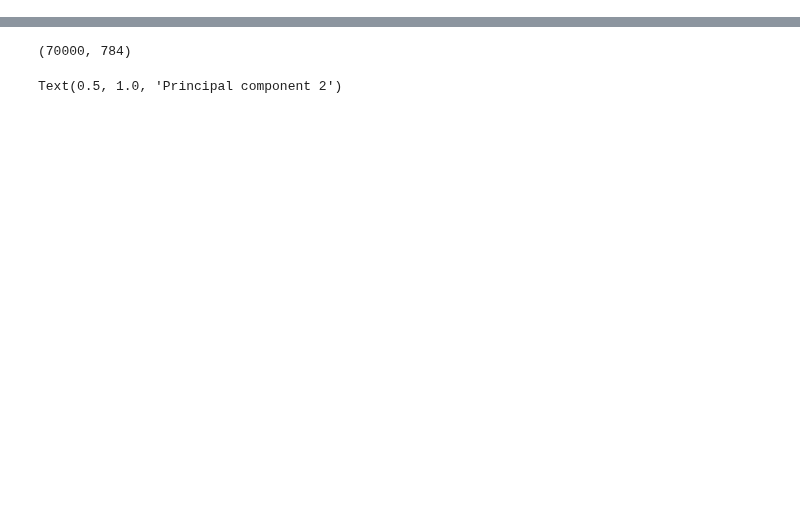
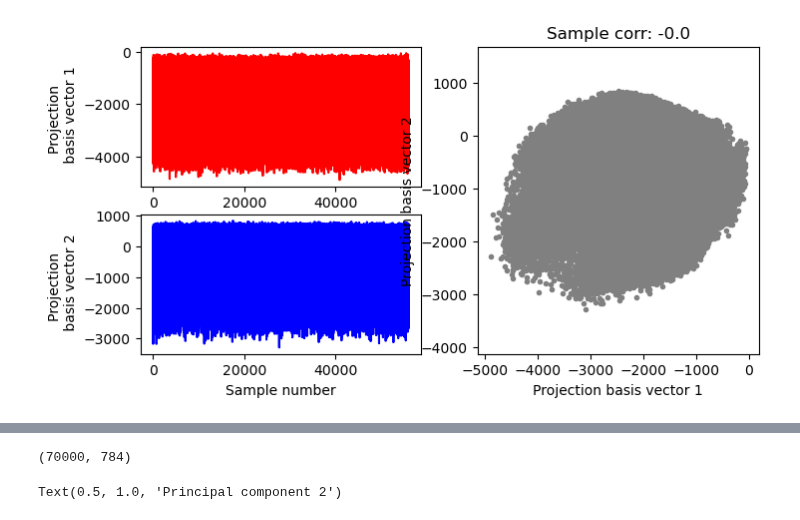
Before and after one commit to Elicit3495/MachineLearningProject22, a Jupyter notebook: Untitled.ipynb, the cells around one changed output, grey strips where cells are left out. Saved outputs shown, nothing was run; the diff lists cells and outputs as text; code cells hidden in the pictures; blank space fills up the shorter version.

```diff
--- a/Untitled.ipynb
+++ b/Untitled.ipynb
@@ -10,0 +11,4 @@ X_test, y_test = mnist_reader.load_mnist('data/fashion', kind='t10k')
+# %%
+# load the MNIST data
+X_mnist, y_mnist = fetch_openml(name='Fashion-MNIST',return_X_y=True, as_frame=False)
+X_train, X_validation, y_train, y_validation = train_test_split(X_mnist, y_mnist, test_size=0.2)
@@ -10,0 +81,43 @@ X_test, y_test = mnist_reader.load_mnist('data/fashion', kind='t10k')
+# %%
+def plot_data_new_basis(Y):
+    """
+    Plots bivariate data after transformation to new bases. Similar to plot_data
+    but with colors corresponding to projections onto basis 1 (red) and
+    basis 2 (blue).
+    The title indicates the sample correlation calculated from the data.
+
+    Note that samples are re-sorted in ascending order for the first random
+    variable.
+
+    Args:
+    Y (numpy array of floats) : Data matrix in new basis each column
+                                corresponds to a different random variable
+
+    Returns:
+    Nothing.
+    """
+
+    fig = plt.figure(figsize=[8, 4])
+    gs = fig.add_gridspec(2, 2)
+    ax1 = fig.add_subplot(gs[0, 0])
+    ax1.plot(Y[:, 0], 'r')
+    plt.ylabel('Projection \n basis vector 1')
+    ax2 = fig.add_subplot(gs[1, 0])
+    ax2.plot(Y[:, 1], 'b')
+    plt.xlabel('Sample number')
+    plt.ylabel('Projection \n basis vector 2')
+    ax3 = fig.add_subplot(gs[:, 1])
+    ax3.plot(Y[:, 0], Y[:, 1], '.', color=[.5, .5, .5])
+    ax3.axis('equal')
+    plt.xlabel('Projection basis vector 1')
+    plt.ylabel('Projection basis vector 2')
+    plt.title('Sample corr: {:.1f}'.format(np.corrcoef(Y[:, 0], Y[:, 1])[0, 1]))
+    plt.show()
+
+
+# Perform PCA on the data matrix X
+score, evectors, evals = pca(X_train)
+# Plot the data projected into the new basis
+plot_data_new_basis(score)
+# %% [output]
+[figure, added]
```
Also changed, not shown: parts of 11 cells of this notebook.
